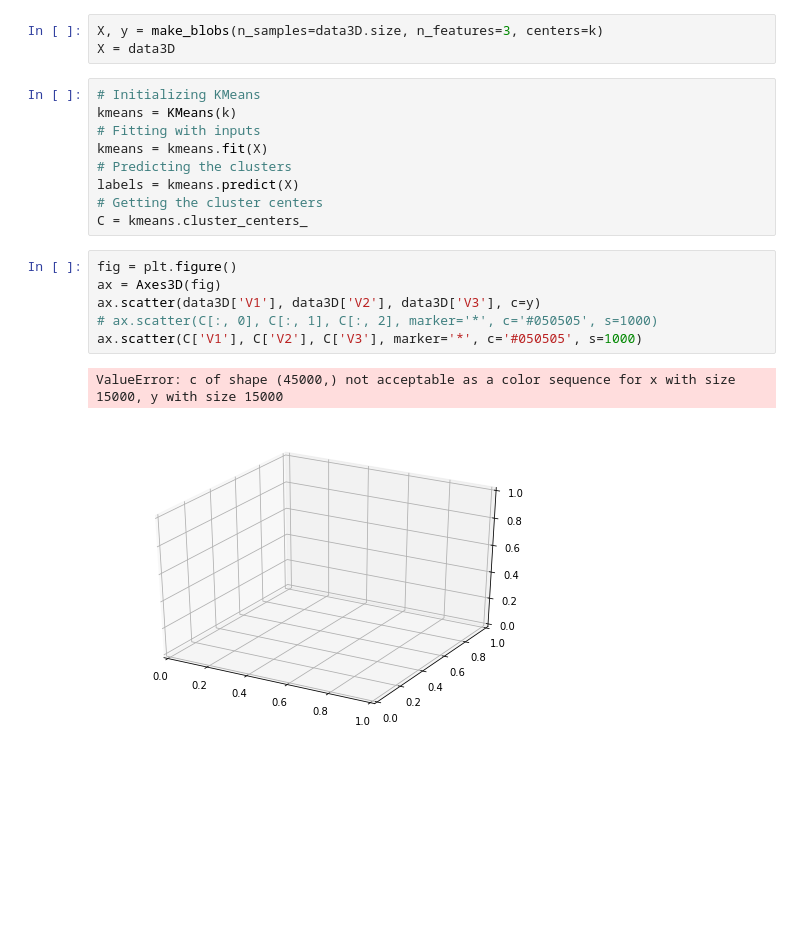
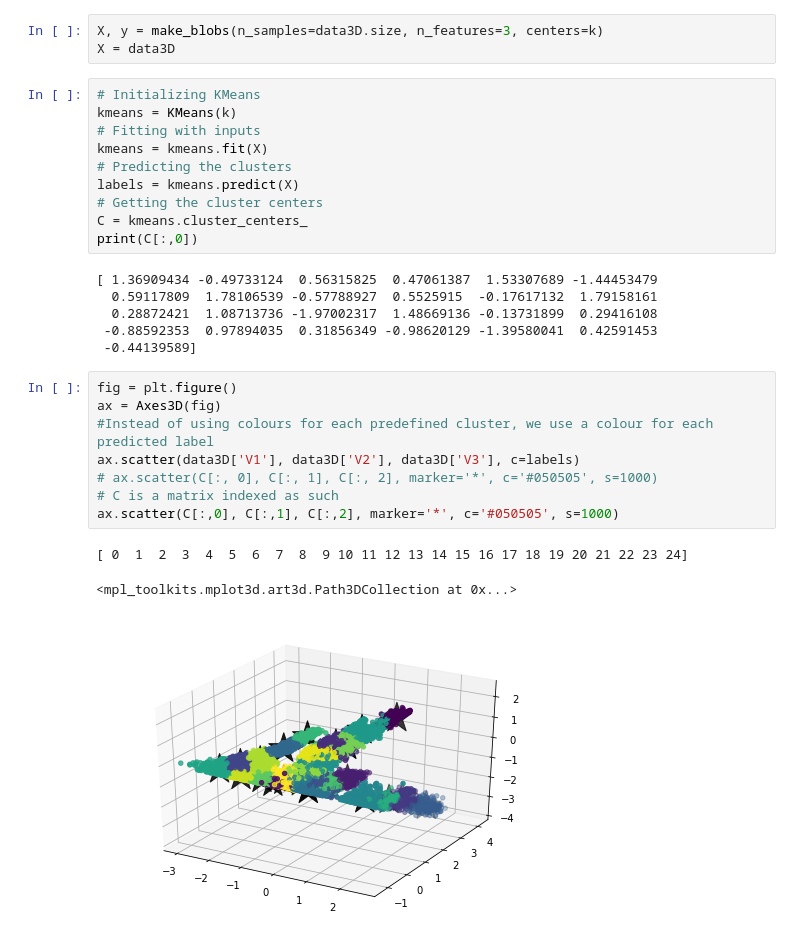
Before and after one commit to charx7/rug-ids-2018, a Jupyter notebook: Assignment_6/Exercise 3.1.ipynb, the cells around one changed output. Cells and saved outputs as stored; diff of their text form; blank space fills up the shorter version.

Commit message:
Fixed possible errors. Scatterplot using colours and centroids.

```diff
--- a/Assignment_6/Exercise 3.1.ipynb
+++ b/Assignment_6/Exercise 3.1.ipynb
@@ -74,12 +74,22 @@ kmeans = kmeans.fit(X)
 labels = kmeans.predict(X)
 # Getting the cluster centers
 C = kmeans.cluster_centers_
+print(C[:,0])
+# %% [output]
+[ 1.36909434 -0.49733124  0.56315825  0.47061387  1.53307689 -1.44453479
+  0.59117809  1.78106539 -0.57788927  0.5525915  -0.17617132  1.79158161
+  0.28872421  1.08713736 -1.97002317  1.48669136 -0.13731899  0.29416108
+ -0.88592353  0.97894035  0.31856349 -0.98620129 -1.39580041  0.42591453
+ -0.44139589]
 # %%
 fig = plt.figure()
 ax = Axes3D(fig)
-ax.scatter(data3D['V1'], data3D['V2'], data3D['V3'], c=y)
+#Instead of using colours for each predefined cluster, we use a colour for each predicted label
+ax.scatter(data3D['V1'], data3D['V2'], data3D['V3'], c=labels)
 # ax.scatter(C[:, 0], C[:, 1], C[:, 2], marker='*', c='#050505', s=1000)
-ax.scatter(C['V1'], C['V2'], C['V3'], marker='*', c='#050505', s=1000)
+# C is a matrix indexed as such
+ax.scatter(C[:,0], C[:,1], C[:,2], marker='*', c='#050505', s=1000)
 # %% [output]
-ValueError: c of shape (45000,) not acceptable as a color sequence for x with size 15000, y with size 15000
+[ 0  1  2  3  4  5  6  7  8  9 10 11 12 13 14 15 16 17 18 19 20 21 22 23 24]
+<mpl_toolkits.mplot3d.art3d.Path3DCollection at 0x...>
-[figure, old version]
+[figure, new version]
```
